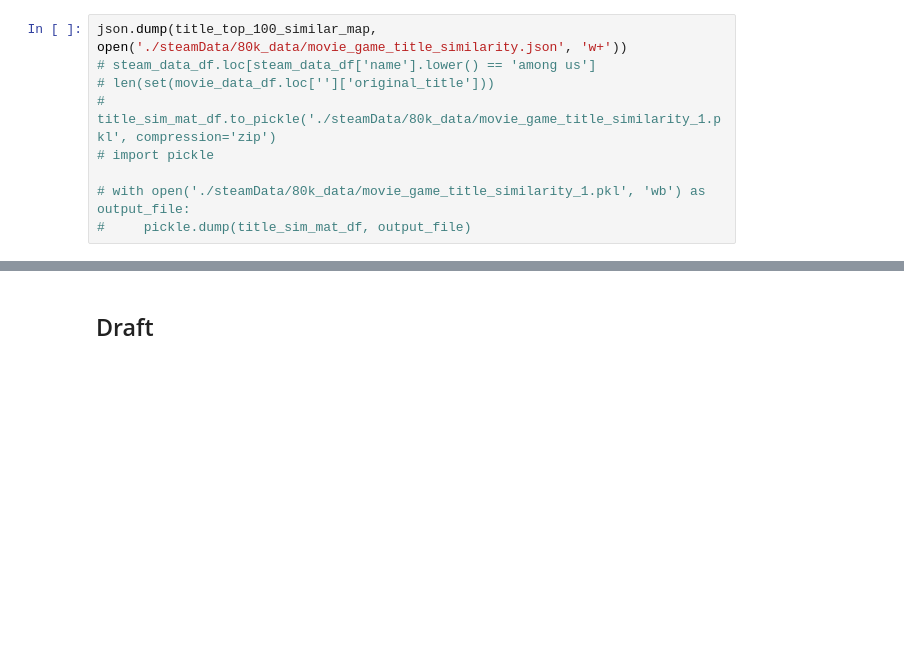
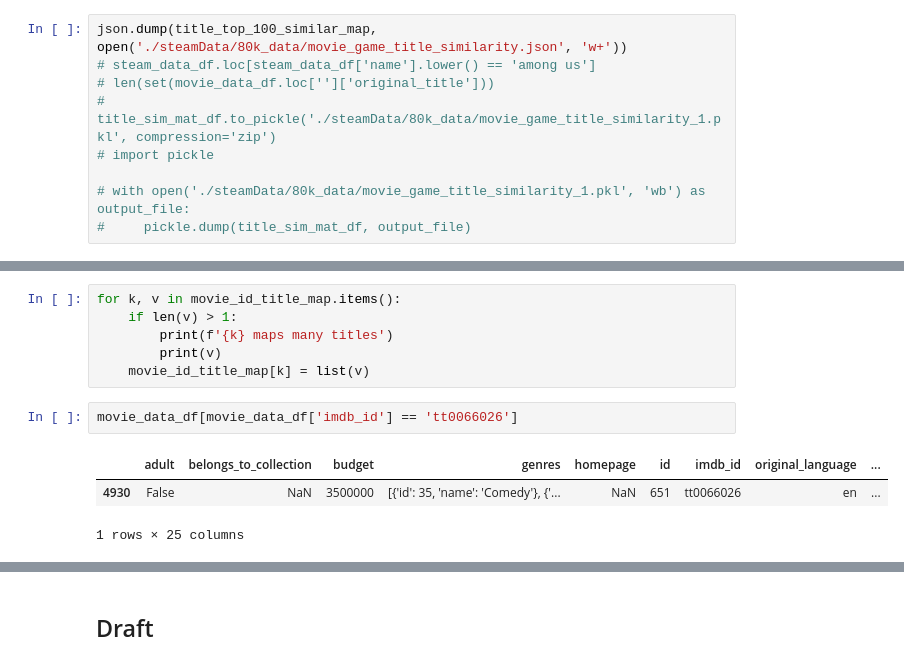
Before and after one commit to viviancaiyw/CS4300, a Jupyter notebook: data/titles_analysis.ipynb, the cells around one changed output, grey strips where cells are left out. Saved outputs shown, nothing was run; the diff lists cells and outputs as text; blank space fills up the shorter version.

```diff
--- a/data/titles_analysis.ipynb
+++ b/data/titles_analysis.ipynb
@@ -158,0 +262,12 @@ json.dump(title_top_100_similar_map, open('./steamData/80k_data/movie_game_title
+# %%
+for k, v in movie_id_title_map.items():
+    if len(v) > 1:
+        print(f'{k} maps many titles')
+        print(v)
+    movie_id_title_map[k] = list(v)
+# %%
+movie_data_df[movie_data_df['imdb_id'] == 'tt0066026']
+# %% [output]
+|  | adult | belongs_to_collection | budget | genres | homepage | id | imdb_id | original_language | ... |
+| 4930 | False | NaN | 3500000 | [{'id': 35, 'name': 'Comedy'}, {'... | NaN | 651 | tt0066026 | en | ... |
+1 rows × 25 columns
```
Also changed, not shown: parts of 38 cells of this notebook, 3 other files.
